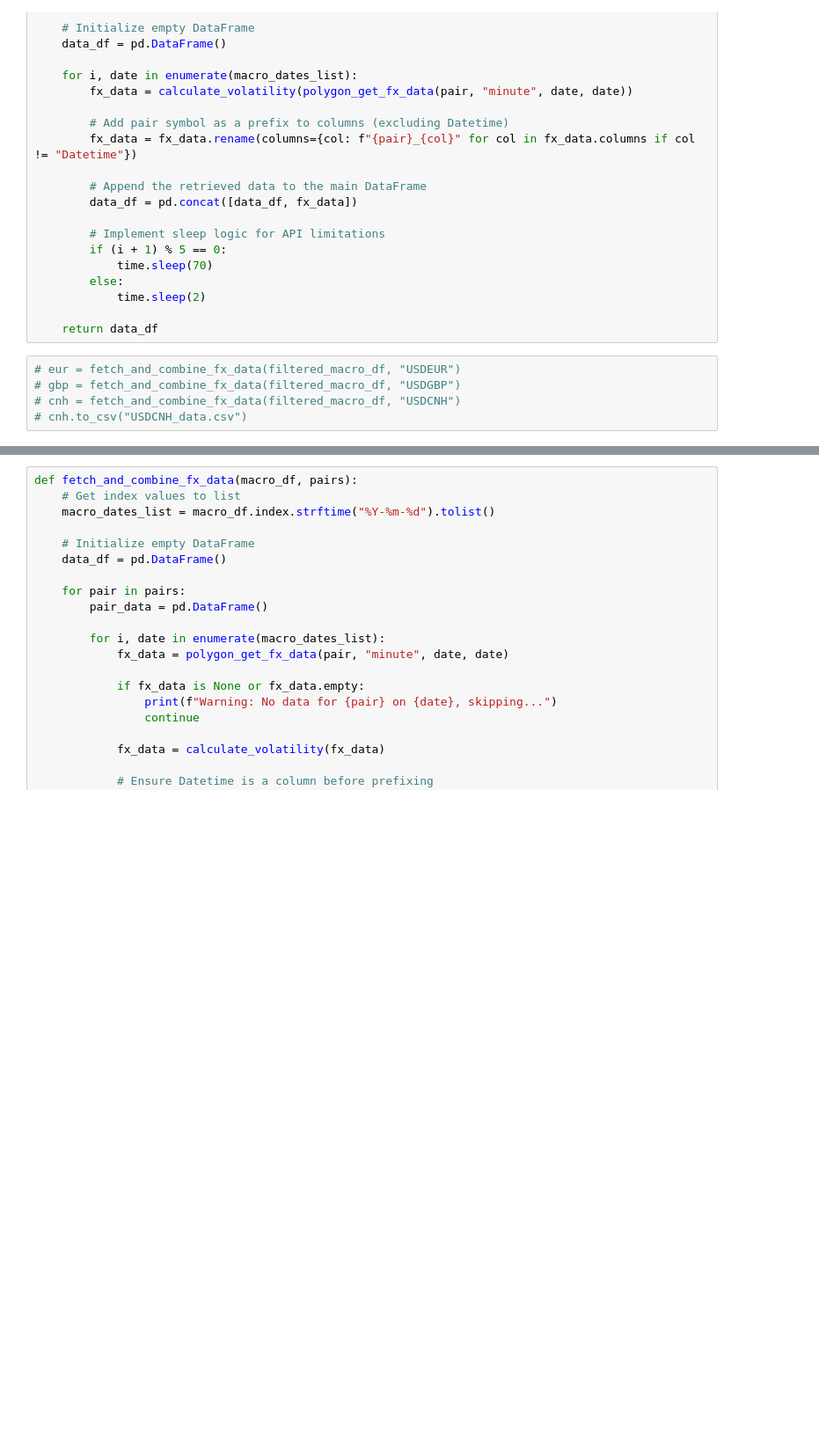
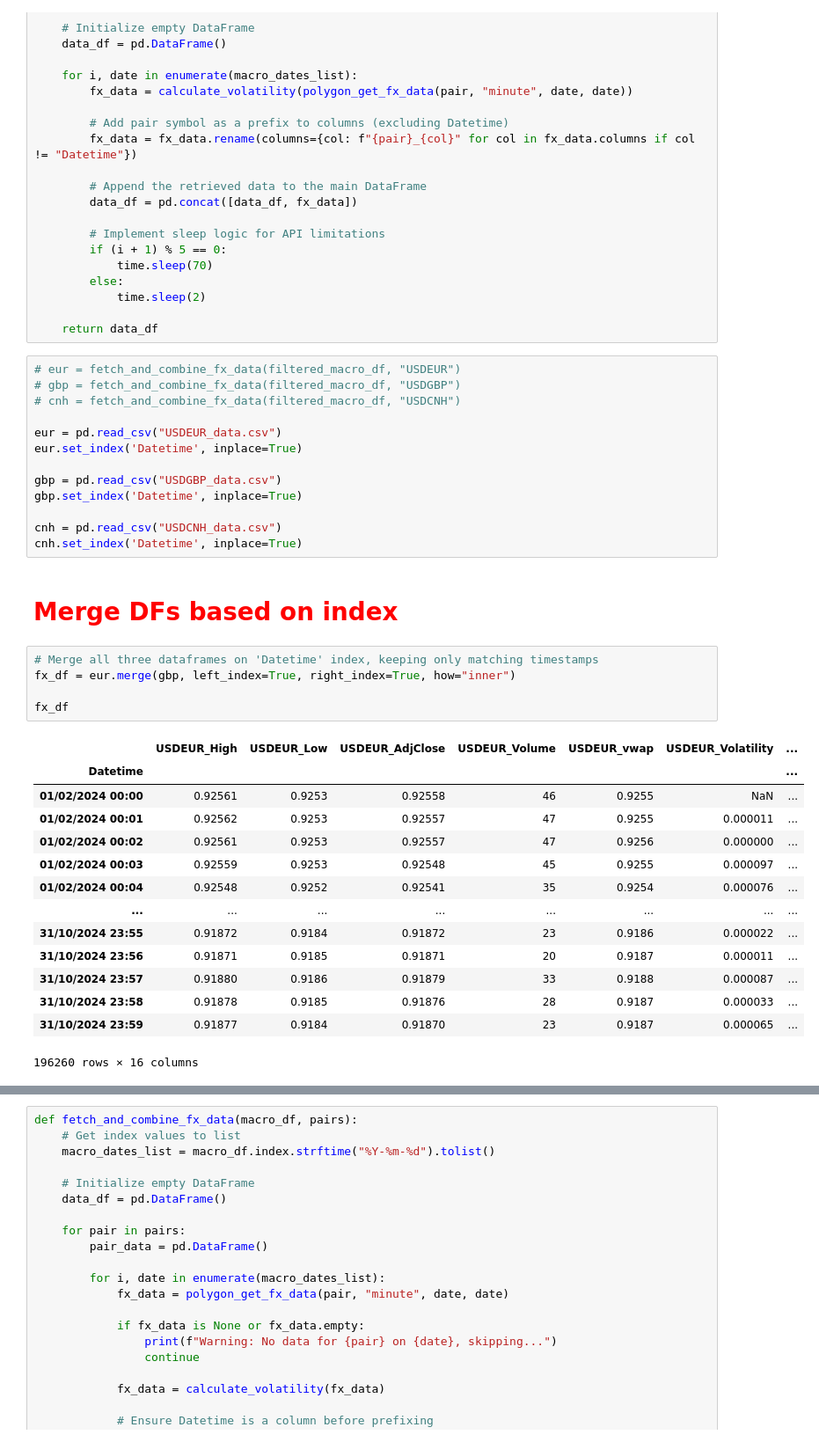
Before and after one commit to Modi1997/FX-HFT-Effects-on-US-Macro-Data, a Jupyter notebook: FX HFT Effects on US Macroeconomic Data Releases.ipynb, the cells around one changed output, grey strips where cells are left out. Shown at 88% size. Drawn from its saved outputs; the diff is of its cells as text; blank space fills up the shorter version.

```diff
--- a/FX HFT Effects on US Macroeconomic Data Releases.ipynb
+++ b/FX HFT Effects on US Macroeconomic Data Releases.ipynb
@@ -406,7 +406,37 @@ def fetch_and_combine_fx_data(macro_df, pair):
 # eur = fetch_and_combine_fx_data(filtered_macro_df, "USDEUR")
 # gbp = fetch_and_combine_fx_data(filtered_macro_df, "USDGBP")
 # cnh = fetch_and_combine_fx_data(filtered_macro_df, "USDCNH")
-# cnh.to_csv("USDCNH_data.csv")
+
+eur = pd.read_csv("USDEUR_data.csv")
+eur.set_index('Datetime', inplace=True)
+
+gbp = pd.read_csv("USDGBP_data.csv")
+gbp.set_index('Datetime', inplace=True)
+
+cnh = pd.read_csv("USDCNH_data.csv")
+cnh.set_index('Datetime', inplace=True)
+# %% [markdown]
+# <span style="color:red">Merge DFs based on index</span>
+# %%
+# Merge all three dataframes on 'Datetime' index, keeping only matching timestamps
+fx_df = eur.merge(gbp, left_index=True, right_index=True, how="inner")
+
+fx_df
+# %% [output]
+|  | USDEUR_High | USDEUR_Low | USDEUR_AdjClose | USDEUR_Volume | USDEUR_vwap | USDEUR_Volatility | ... |
+| Datetime |  |  |  |  |  |  | ... |
+| 01/02/2024 00:00 | 0.92561 | 0.9253 | 0.92558 | 46 | 0.9255 | NaN | ... |
+| 01/02/2024 00:01 | 0.92562 | 0.9253 | 0.92557 | 47 | 0.9255 | 0.000011 | ... |
+| 01/02/2024 00:02 | 0.92561 | 0.9253 | 0.92557 | 47 | 0.9256 | 0.000000 | ... |
+| 01/02/2024 00:03 | 0.92559 | 0.9253 | 0.92548 | 45 | 0.9255 | 0.000097 | ... |
+| 01/02/2024 00:04 | 0.92548 | 0.9252 | 0.92541 | 35 | 0.9254 | 0.000076 | ... |
+| ... | ... | ... | ... | ... | ... | ... | ... |
+| 31/10/2024 23:55 | 0.91872 | 0.9184 | 0.91872 | 23 | 0.9186 | 0.000022 | ... |
+| 31/10/2024 23:56 | 0.91871 | 0.9185 | 0.91871 | 20 | 0.9187 | 0.000011 | ... |
+| 31/10/2024 23:57 | 0.91880 | 0.9186 | 0.91879 | 33 | 0.9188 | 0.000087 | ... |
+| 31/10/2024 23:58 | 0.91878 | 0.9185 | 0.91876 | 28 | 0.9187 | 0.000033 | ... |
+| 31/10/2024 23:59 | 0.91877 | 0.9184 | 0.91870 | 23 | 0.9187 | 0.000065 | ... |
+196260 rows × 16 columns
 # %%
 # Merge GBP and EUR
 gbp_eur = gbp.merge(eur, left_index=True, right_index=True, how="outer")
```
Also changed, not shown: parts of 1 cell of this notebook.
